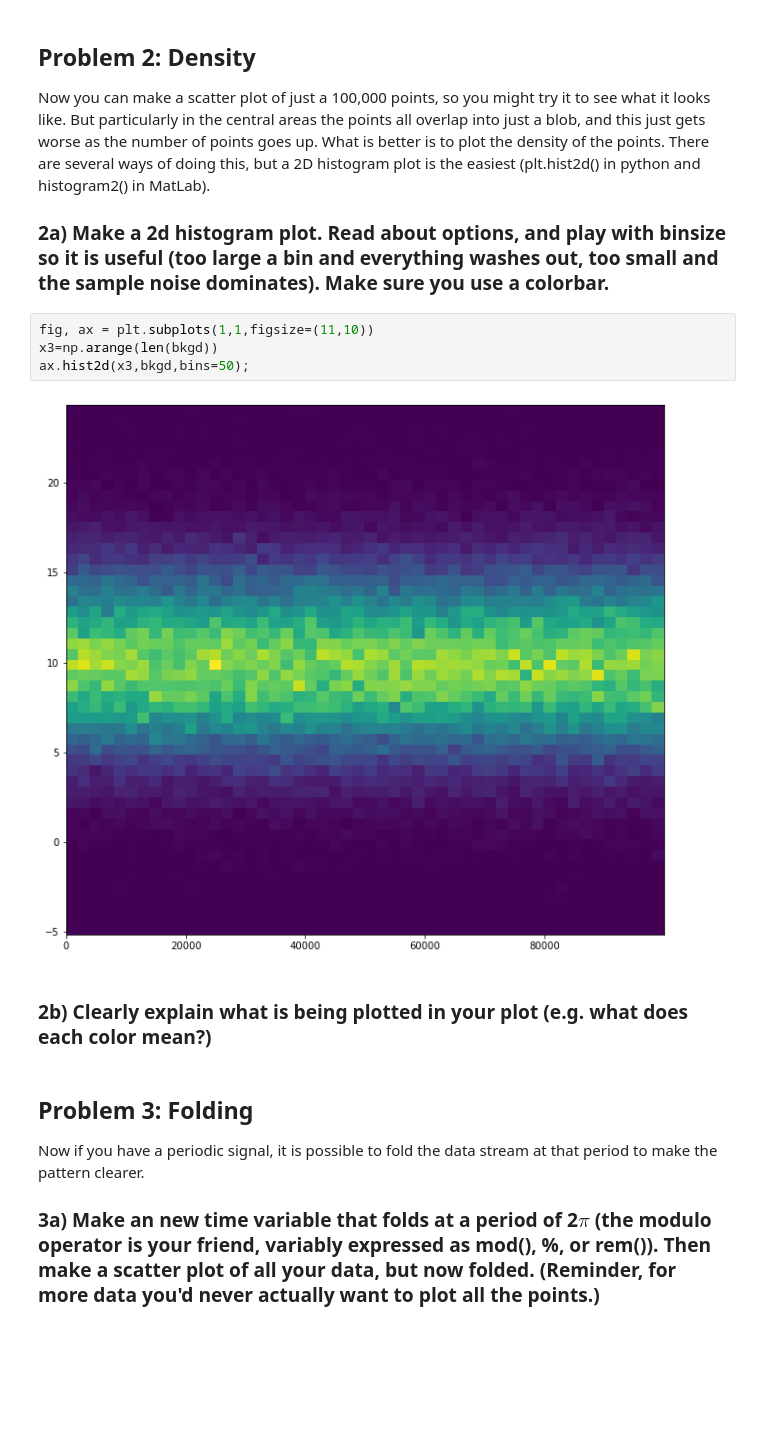
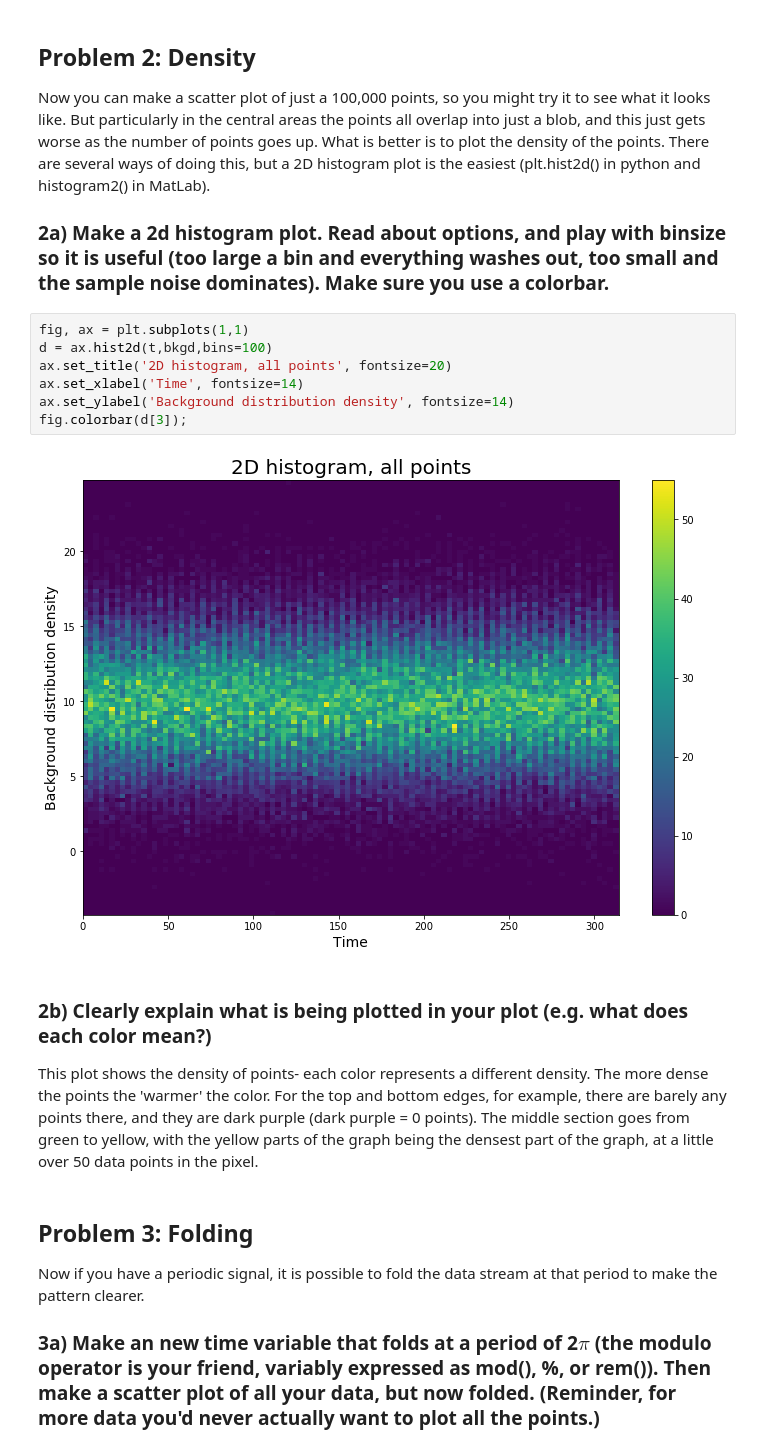
Before and after one commit to maria8ch/Phys434_BigData, a Jupyter notebook: Chernyavskaya_HW4.ipynb, the cells around one changed output. Cells and saved outputs as stored; diff of their text form; blank space fills up the shorter version.

```diff
--- a/Chernyavskaya_HW4.ipynb
+++ b/Chernyavskaya_HW4.ipynb
@@ -87,14 +65,18 @@ ax.scatter(x2,hundreds);
 Now you can make a scatter plot of just a 100,000 points, so you might try it to see what it looks like. But particularly in the central areas the points all overlap into just a blob, and this just gets worse as the number of points goes up. What is better is to plot the density of the points. There are several ways of doing this, but a 2D histogram plot is the easiest (plt.hist2d() in python and histogram2() in MatLab).
 
 ### 2a) Make a 2d histogram plot. Read about options, and play with binsize so it is useful (too large a bin and everything washes out, too small and the sample noise dominates). Make sure you use a colorbar.
-# %%
-fig, ax = plt.subplots(1,1,figsize=(11,10))
-x3=np.arange(len(bkgd))
-ax.hist2d(x3,bkgd,bins=50);
-# %% [output]
-[figure, removed]
-# %% [markdown]
-### 2b) Clearly explain what is being plotted in your plot (e.g. what does each color mean?)
+# %%
+fig, ax = plt.subplots(1,1)
+d = ax.hist2d(t,bkgd,bins=100)
+ax.set_title('2D histogram, all points', fontsize=20)
+ax.set_xlabel('Time', fontsize=14)
+ax.set_ylabel('Background distribution density', fontsize=14)
+fig.colorbar(d[3]);
+# %% [output]
+[figure, added]
+# %% [markdown]
+### 2b) Clearly explain what is being plotted in your plot (e.g. what does each color mean?)
+This plot shows the density of points- each color represents a different density. The more dense the points the 'warmer' the color. For the top and bottom edges, for example, there are barely any points there, and they are dark purple (dark purple = 0 points). The middle section goes from green to yellow, with the yellow parts of the graph being the densest part of the graph, at a little over 50 data points in the pixel.
 # %% [markdown]
 ## Problem 3: Folding
 Now if you have a periodic signal, it is possible to fold the data stream at that period to make the pattern clearer.
```
Also changed, not shown: parts of 18 cells of this notebook, 1 other file.
